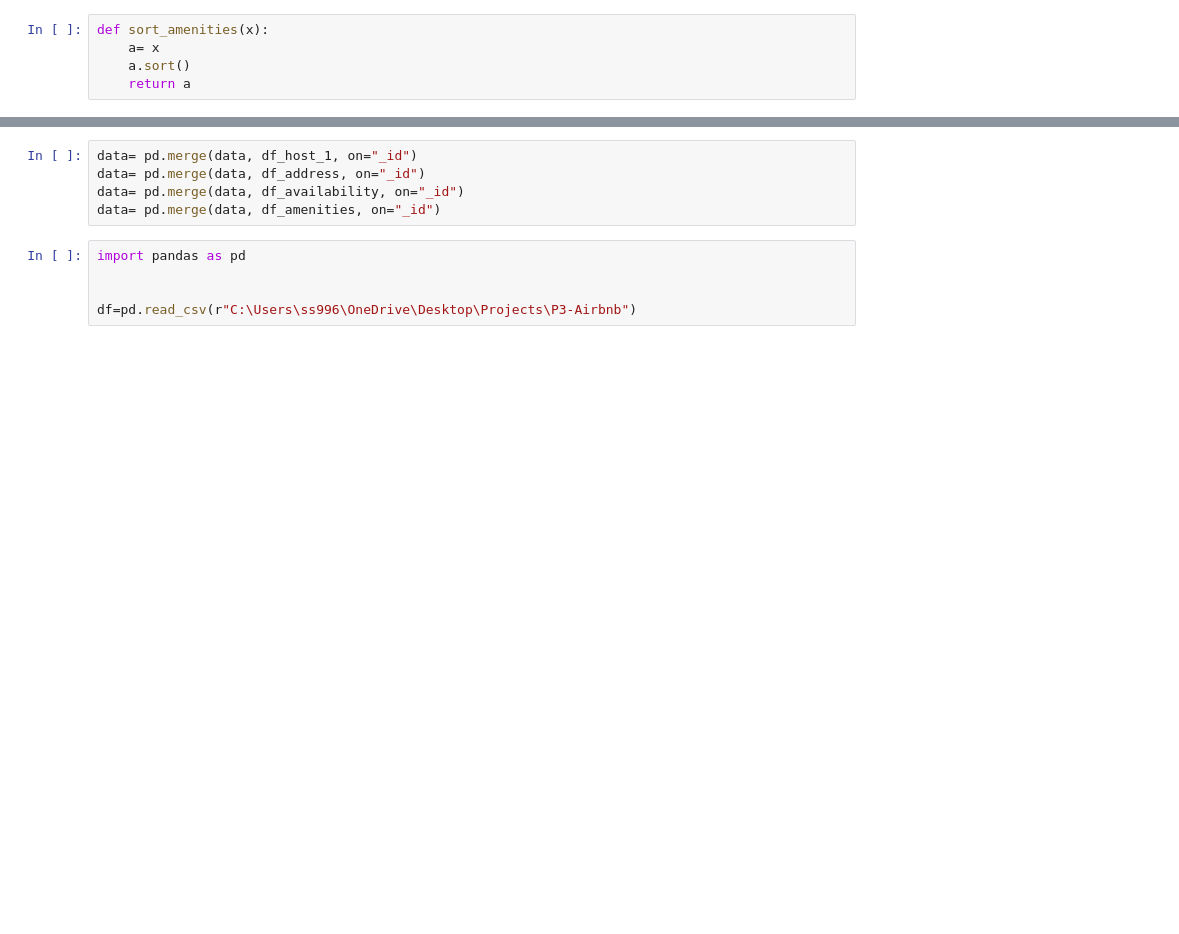
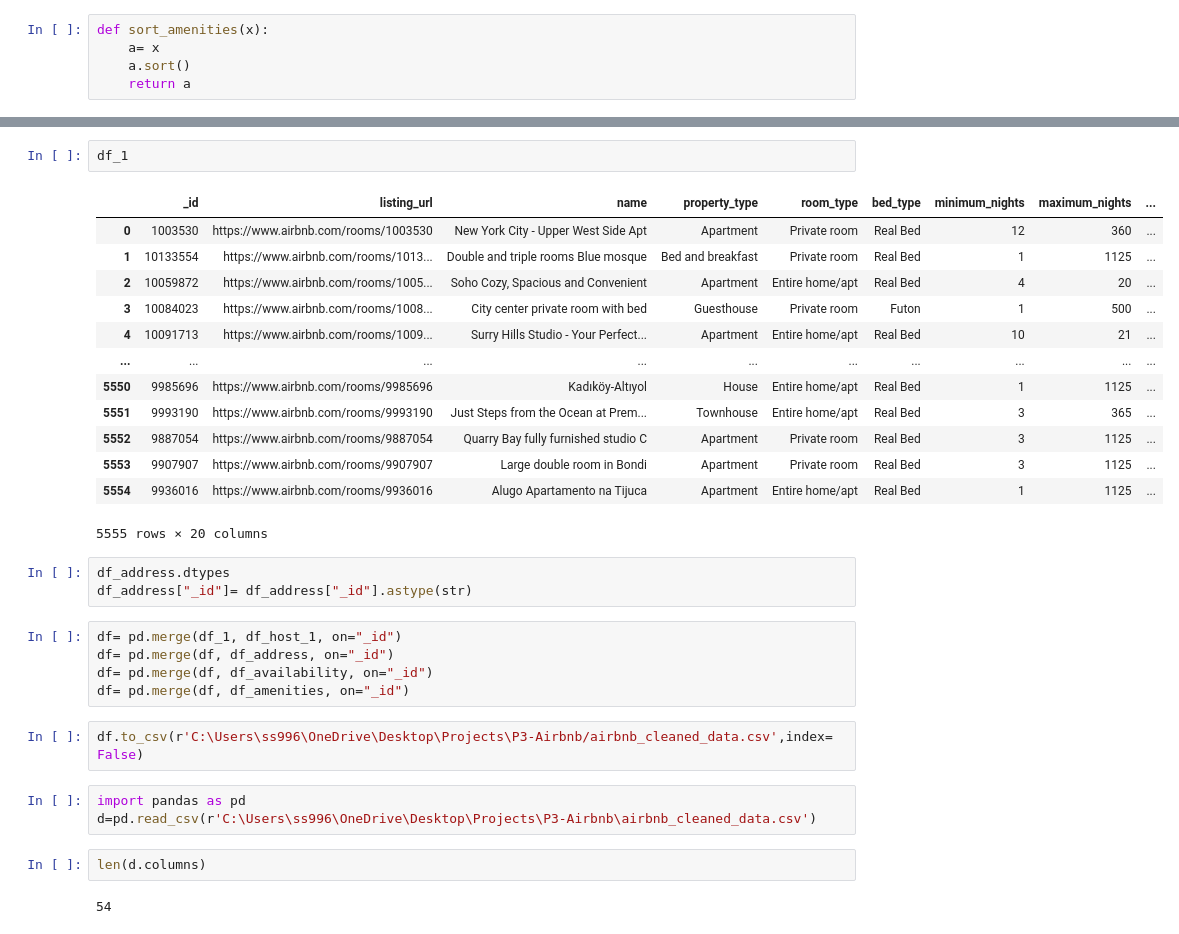
Before and after one commit to manoj8312/AAirbnb_Data_Analysis, a Jupyter notebook: air.ipynb, the cells around one changed output, grey strips where cells are left out. Saved outputs shown, nothing was run; the diff lists cells and outputs as text; blank space fills up the shorter version.

```diff
--- a/air.ipynb
+++ b/air.ipynb
@@ -325,10 +790,33 @@ dtype: object
+# %%
+df_1
+# %% [output]
+|  | _id | listing_url | name | property_type | room_type | bed_type | minimum_nights | maximum_nights | ... |
+| 0 | 1003530 | https://www.airbnb.com/rooms/1003530 | New York City - Upper West Side Apt | Apartment | Private room | Real Bed | 12 | 360 | ... |
+| 1 | 10133554 | https://www.airbnb.com/rooms/1013... | Double and triple rooms Blue mosque | Bed and breakfast | Private room | Real Bed | 1 | 1125 | ... |
+| 2 | 10059872 | https://www.airbnb.com/rooms/1005... | Soho Cozy, Spacious and Convenient | Apartment | Entire home/apt | Real Bed | 4 | 20 | ... |
+| 3 | 10084023 | https://www.airbnb.com/rooms/1008... | City center private room with bed | Guesthouse | Private room | Futon | 1 | 500 | ... |
+| 4 | 10091713 | https://www.airbnb.com/rooms/1009... | Surry Hills Studio - Your Perfect... | Apartment | Entire home/apt | Real Bed | 10 | 21 | ... |
+| ... | ... | ... | ... | ... | ... | ... | ... | ... | ... |
+| 5550 | 9985696 | https://www.airbnb.com/rooms/9985696 | Kadıköy-Altıyol | House | Entire home/apt | Real Bed | 1 | 1125 | ... |
+| 5551 | 9993190 | https://www.airbnb.com/rooms/9993190 | Just Steps from the Ocean at Prem... | Townhouse | Entire home/apt | Real Bed | 3 | 365 | ... |
+| 5552 | 9887054 | https://www.airbnb.com/rooms/9887054 | Quarry Bay fully furnished studio C | Apartment | Private room | Real Bed | 3 | 1125 | ... |
+| 5553 | 9907907 | https://www.airbnb.com/rooms/9907907 | Large double room in Bondi | Apartment | Private room | Real Bed | 3 | 1125 | ... |
+| 5554 | 9936016 | https://www.airbnb.com/rooms/9936016 | Alugo Apartamento na Tijuca | Apartment | Entire home/apt | Real Bed | 1 | 1125 | ... |
+5555 rows × 20 columns
+# %%
+df_address.dtypes
+df_address["_id"]= df_address["_id"].astype(str)
 # %%
-data= pd.merge(data, df_host_1, on="_id")
-data= pd.merge(data, df_address, on="_id")
-data= pd.merge(data, df_availability, on="_id")
-data= pd.merge(data, df_amenities, on="_id")
+df= pd.merge(df_1, df_host_1, on="_id")
+df= pd.merge(df, df_address, on="_id")
+df= pd.merge(df, df_availability, on="_id")
+df= pd.merge(df, df_amenities, on="_id")
+# %%
+df.to_csv(r'C:\Users\ss996\OneDrive\Desktop\Projects\P3-Airbnb/airbnb_cleaned_data.csv',index= False)
 # %%
 import pandas as pd
-
-
-df=pd.read_csv(r"C:\Users\ss996\OneDrive\Desktop\Projects\P3-Airbnb")
+d=pd.read_csv(r'C:\Users\ss996\OneDrive\Desktop\Projects\P3-Airbnb\airbnb_cleaned_data.csv')
+# %%
+len(d.columns)
+# %% [output]
+54
```
Also changed, not shown: parts of 48 cells of this notebook.
